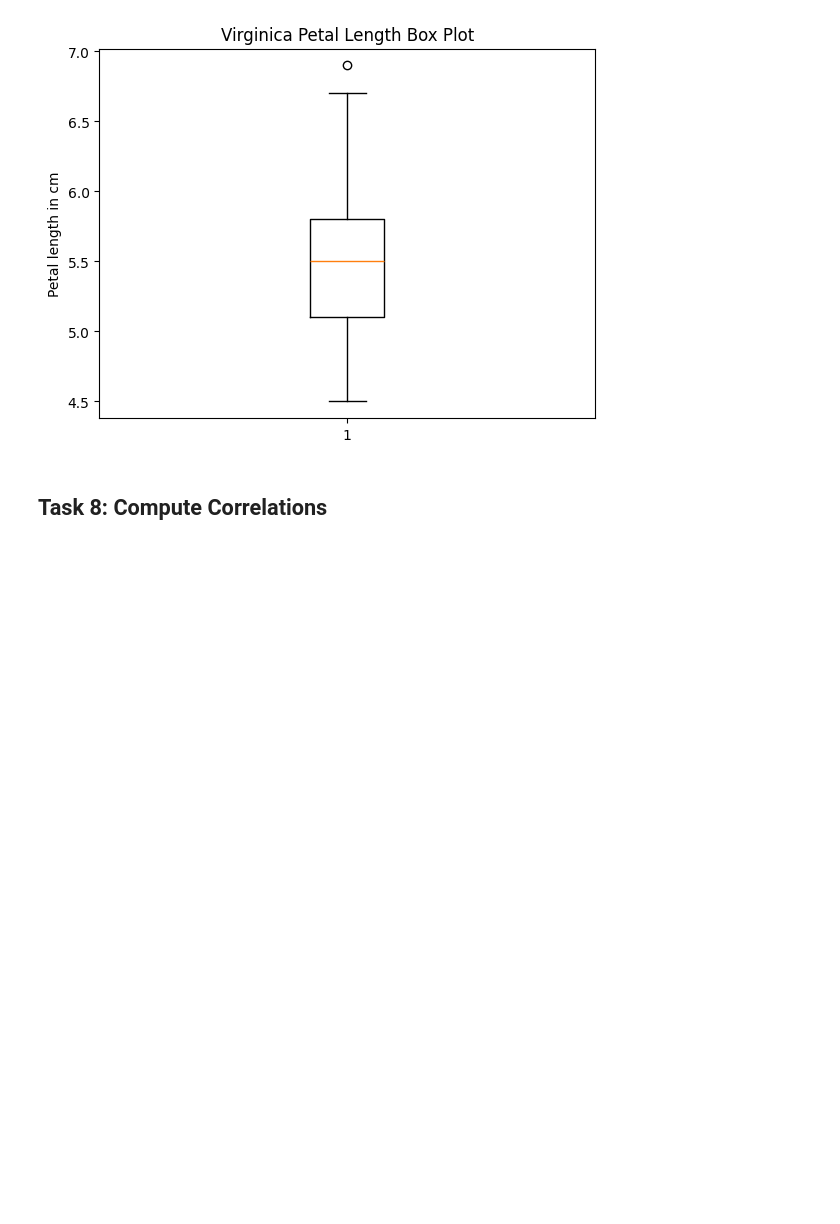
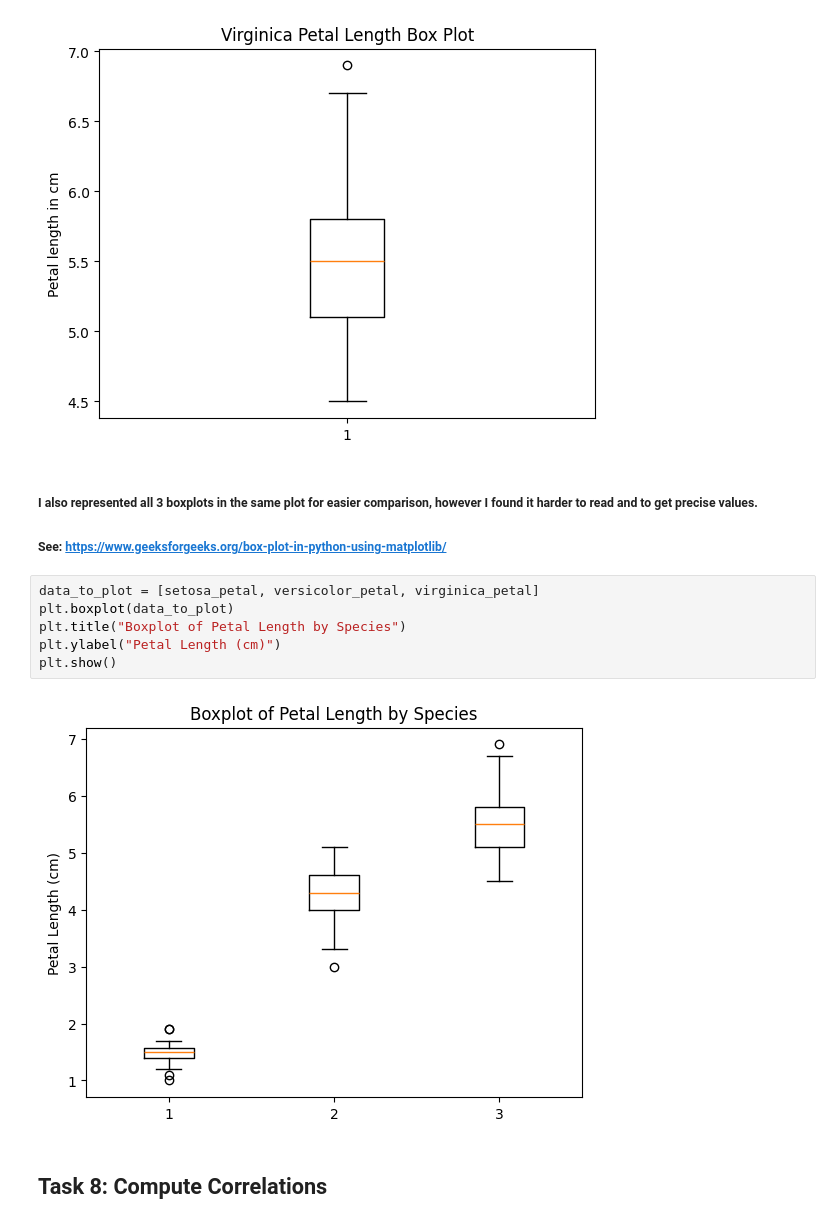
Before and after one commit to zoeharlowe/principles_of_data_analytics, a Jupyter notebook: tasks.ipynb, the cells around one changed output. Cells and saved outputs as stored; diff of their text form; blank space fills up the shorter version.

```diff
--- a/tasks.ipynb
+++ b/tasks.ipynb
@@ -315,6 +342,18 @@ plt.ylabel("Petal length in cm")
 # %% [output]
 Text(0, 0.5, 'Petal length in cm')
 [figure]
+# %% [markdown]
+##### I also represented all 3 boxplots in the same plot for easier comparison, however I found it harder to read and to get precise values.
+
+##### See: https://www.geeksforgeeks.org/box-plot-in-python-using-matplotlib/
+# %%
+data_to_plot = [setosa_petal, versicolor_petal, virginica_petal]
+plt.boxplot(data_to_plot)
+plt.title("Boxplot of Petal Length by Species")
+plt.ylabel("Petal Length (cm)")
+plt.show()
+# %% [output]
+[figure, added]
 # %% [markdown]
 ## Task 8: Compute Correlations
 # %% [markdown]
```
Also changed, not shown: parts of 5 cells of this notebook.
